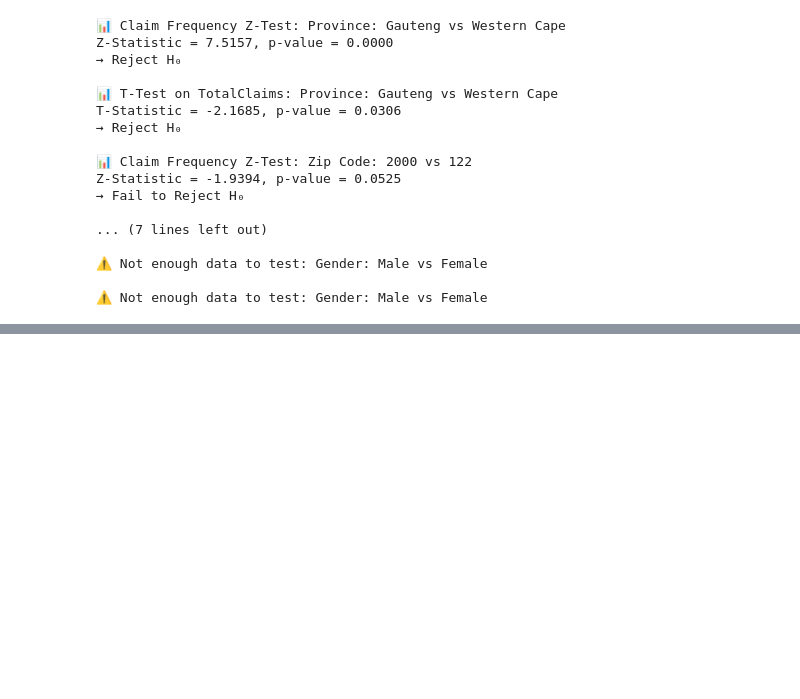
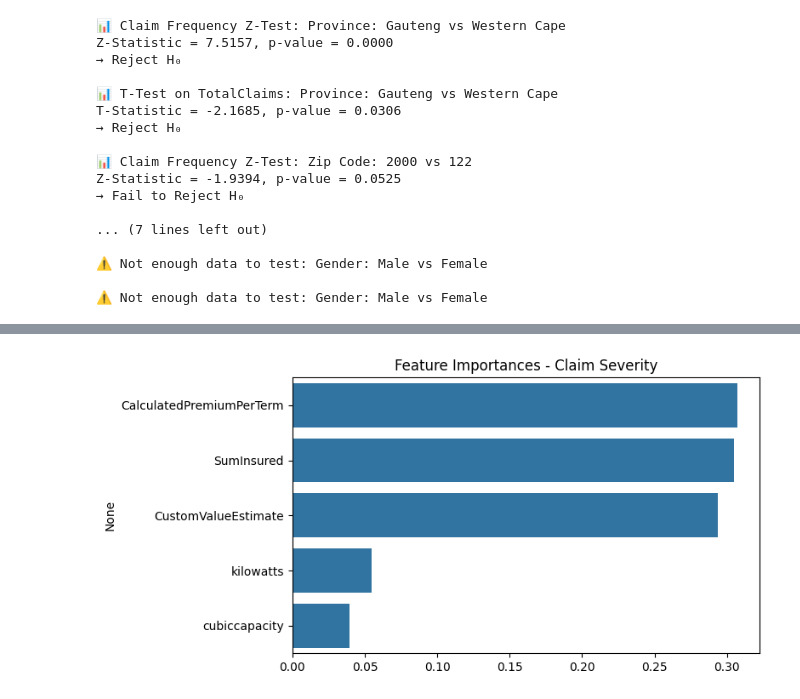
Before and after one commit to Amenzz/week-3, a Jupyter notebook: notebooks/data.ipynb, the cells around one changed output, grey strips where cells are left out. Drawn from its saved outputs; the diff is of its cells as text; code cells hidden in the pictures; blank space fills up the shorter version.

```diff
--- a/notebooks/data.ipynb
+++ b/notebooks/data.ipynb
@@ -375,3 +375,97 @@ Z-Statistic = -1.9394, p-value = 0.0525
 ⚠️ Not enough data to test: Gender: Male vs Female
 
 ⚠️ Not enough data to test: Gender: Male vs Female
+# %%
+import pandas as pd
+import numpy as np
+from sklearn.model_selection import train_test_split
+from sklearn.ensemble import RandomForestRegressor
+from sklearn.metrics import mean_squared_error, r2_score
+import matplotlib.pyplot as plt
+import seaborn as sns
+import warnings
+warnings.filterwarnings('ignore')
+
+# Load and clean data
+df = pd.read_csv(r'C:\Users\Amenzz\Desktop\week3\week-3\data\MachineLearningRating_v3.txt', delimiter='|', low_memory=False)
+df.columns = df.columns.str.strip()
+
+# -----------------------------------
+# PART 1: CLAIM SEVERITY PREDICTION
+# -----------------------------------
+print("\n🔷 CLAIM SEVERITY MODELING (TotalClaims > 0)")
+
+# Filter only records with claims
+df_claims = df[df['TotalClaims'] > 0].copy()
+
+# Create features and target
+df_claims['LossRatio'] = df_claims['TotalClaims'] / df_claims['TotalPremium']
+features_severity = ['CustomValueEstimate', 'SumInsured', 'CalculatedPremiumPerTerm', 'cubiccapacity', 'kilowatts']
+df_claims = df_claims[features_severity + ['TotalClaims']].dropna()
+
+# Train-test split
+X = df_claims[features_severity]
+y = df_claims['TotalClaims']
+X_train, X_test, y_train, y_test = train_test_split(X, y, test_size=0.2, random_state=42)
+
+# Model training
+severity_model = RandomForestRegressor(n_estimators=100, random_state=42)
+severity_model.fit(X_train, y_train)
+
+# Evaluation
+y_pred = severity_model.predict(X_test)
+rmse = np.sqrt(mean_squared_error(y_test, y_pred))
+r2 = r2_score(y_test, y_pred)
+
+print(f"RMSE: {rmse:.2f}")
+print(f"R² Score: {r2:.2f}")
+
+# Plot feature importance
+plt.figure(figsize=(8, 4))
+importances = pd.Series(severity_model.feature_importances_, index=features_severity).sort_values(ascending=False)
+sns.barplot(x=importances.values, y=importances.index)
+plt.title("Feature Importances - Claim Severity")
+plt.tight_layout()
+plt.show()
+
+# -----------------------------------
+# PART 2: PREMIUM OPTIMIZATION MODEL
+# -----------------------------------
+print("\n🔷 PREMIUM OPTIMIZATION MODELING")
+
+# Filter records with valid premium values
+df_price = df[df['CalculatedPremiumPerTerm'] > 0].copy()
+
+# Select features
+features_price = ['CustomValueEstimate', 'SumInsured', 'VehicleType', 'cubiccapacity', 'kilowatts', 'Gender', 'Province']
+df_price = df_price[features_price + ['CalculatedPremiumPerTerm']].dropna()
+
+# One-hot encode categoricals
+df_price_encoded = pd.get_dummies(df_price, columns=['VehicleType', 'Gender', 'Province'], drop_first=True)
+
+X_premium = df_price_encoded.drop('CalculatedPremiumPerTerm', axis=1)
+y_premium = df_price_encoded['CalculatedPremiumPerTerm']
+
+# Train-test split
+X_train_p, X_test_p, y_train_p, y_test_p = train_test_split(X_premium, y_premium, test_size=0.2, random_state=42)
+
+# Model training
+premium_model = RandomForestRegressor(n_estimators=100, random_state=42)
+premium_model.fit(X_train_p, y_train_p)
+
+# Evaluation
+y_pred_p = premium_model.predict(X_test_p)
+rmse_p = np.sqrt(mean_squared_error(y_test_p, y_pred_p))
+r2_p = r2_score(y_test_p, y_pred_p)
+
+print(f"RMSE: {rmse_p:.2f}")
+print(f"R² Score: {r2_p:.2f}")
+
+# Plot feature importance
+plt.figure(figsize=(8, 6))
+importances_p = pd.Series(premium_model.feature_importances_, index=X_premium.columns).sort_values(ascending=False)[:15]
+sns.barplot(x=importances_p.values, y=importances_p.index)
+plt.title("Top Feature Importances - Premium Prediction")
+plt.tight_layout()
+plt.show()
+# %% [output]
@@ -377,0 +475 @@ Z-Statistic = -1.9394, p-value = 0.0525
+[figure, added]
```
Also changed, not shown: parts of 2 cells of this notebook, 2 other files.
